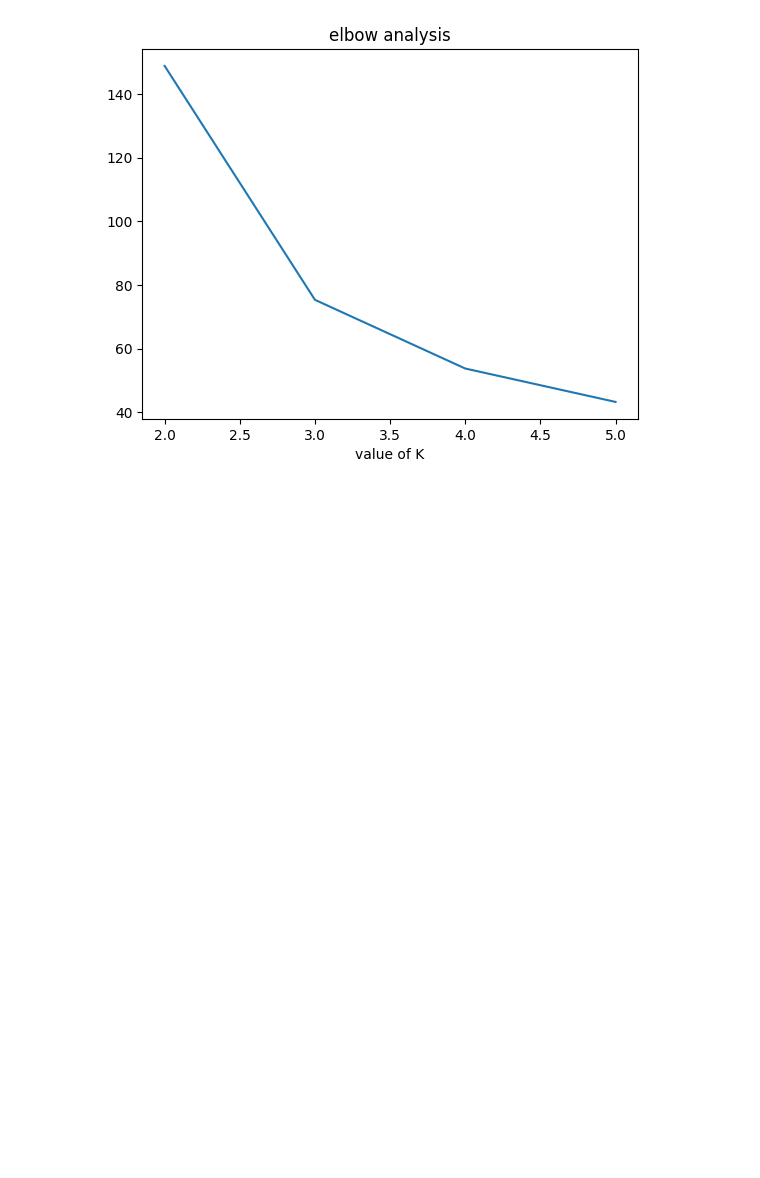
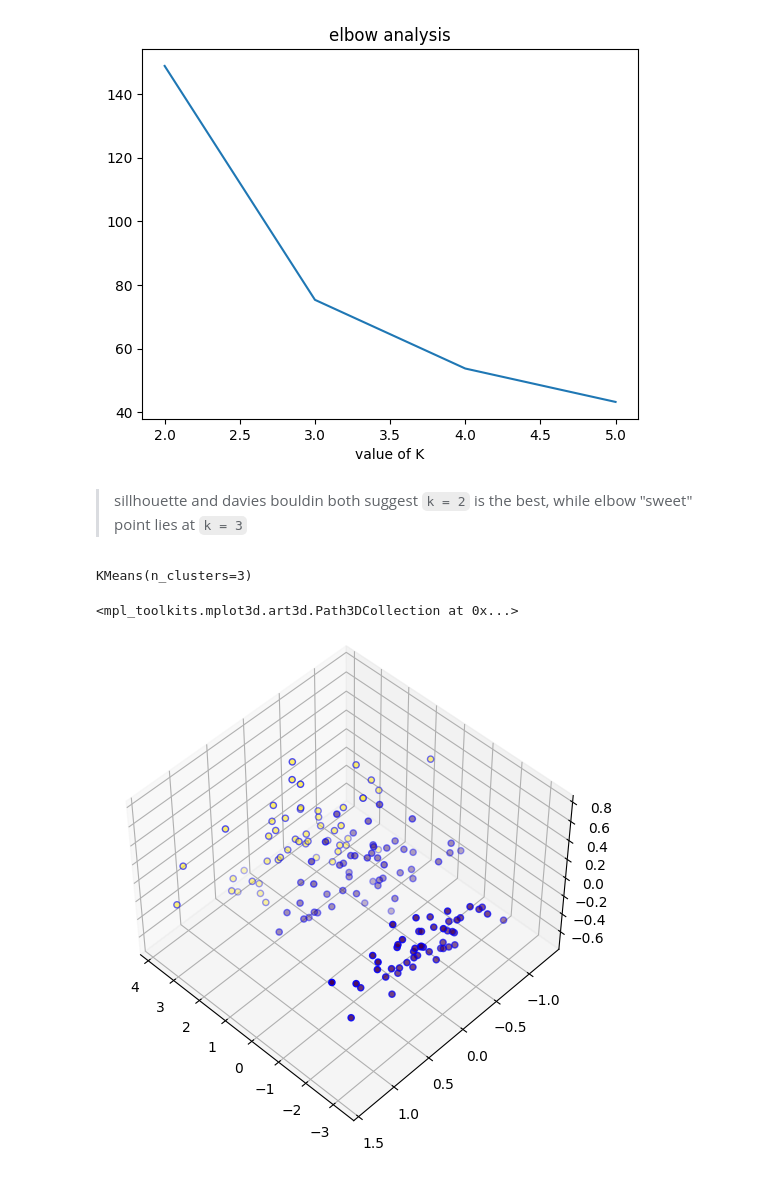
Before and after one commit to harouzie/ml-master, a Jupyter notebook: D6/[ML] D6_clustering.ipynb, the cells around one changed output. Cells and saved outputs as stored; diff of their text form; code cells hidden in the pictures; blank space fills up the shorter version.

```diff
--- a/D6/[ML] D6_clustering.ipynb
+++ b/D6/[ML] D6_clustering.ipynb
@@ -101,3 +101,34 @@ plt.title("elbow analysis")
 # %% [output]
 Text(0.5, 1.0, 'elbow analysis')
 [figure]
+# %% [markdown]
+> sillhouette and davies bouldin both suggest `k = 2` is the best, while elbow "sweet" point lies at `k = 3`
+# %%
+kmeans2 = KMeans(n_clusters=2)
+kmeans3 = KMeans(n_clusters=3)
+
+kmeans2.fit(X)
+kmeans3.fit(X)
+# %% [output]
+KMeans(n_clusters=3)
+# %%
+fig = plt.figure(1, figsize=(5, 5))
+ax = fig.add_subplot(111, projection="3d", elev=48, azim=134)
+ax.set_position([0, 0, 0.95, 1])
+
+# for name, label in [("Setosa", 0), ("Versicolour", 1), ("Virginica", 2)]:
+#     ax.text3D(
+#         X[y == label, 0].mean(),
+#         X[y == label, 1].mean() + 1.5,
+        # X[y == label, 2].mean(),
+#         name,
+#         horizontalalignment="center",
+#         bbox=dict(alpha=0.5, edgecolor="w", facecolor="w"),
+#     )
+
+# Reorder the labels to have colors matching the cluster results
+y_re = np.choose(y, [1, 10, 100]).astype(float)
+ax.scatter(X[:, 0], X[:, 1], X[:, 2], c=y_re, edgecolor="b")
+# %% [output]
+<mpl_toolkits.mplot3d.art3d.Path3DCollection at 0x...>
+[figure, added]
```
Also changed, not shown: parts of 2 cells of this notebook, 2 other files.
